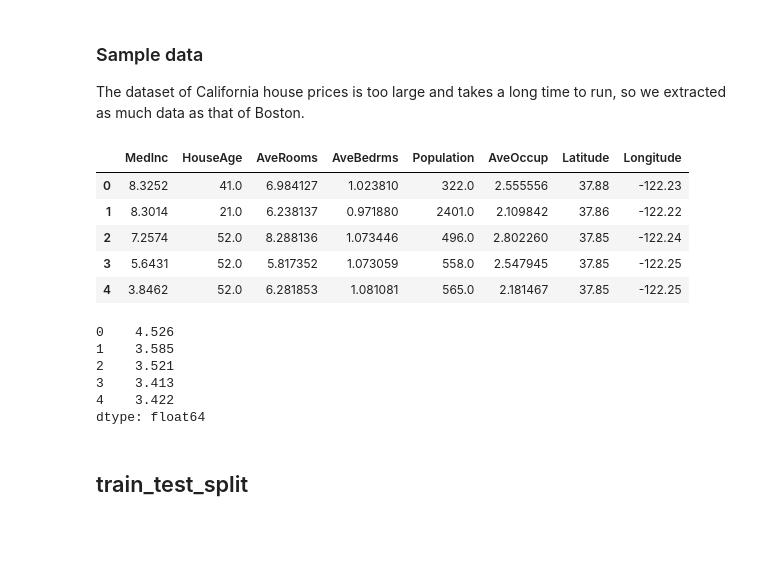
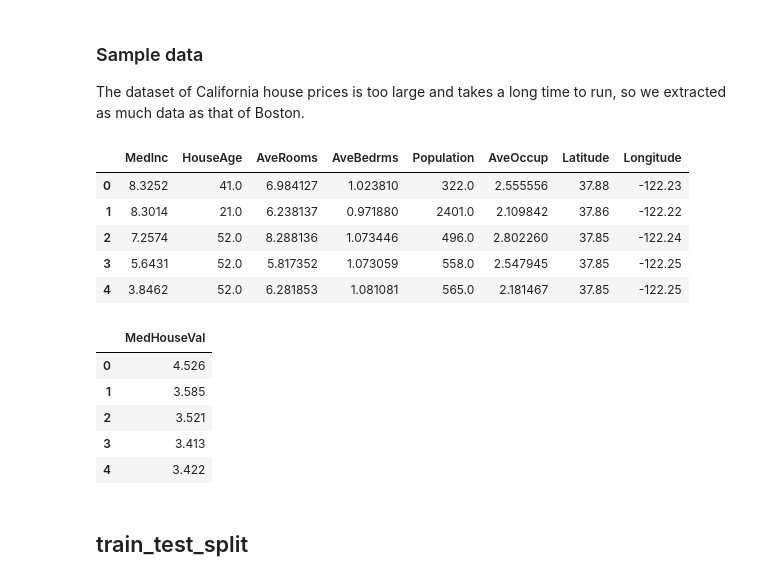
Before and after one commit to yu9824/kennard_stone, a Jupyter notebook: examples/comparison.ipynb, the cells around one changed output. Drawn from its saved outputs; the diff is of its cells as text; code cells hidden in the pictures; blank space fills up the shorter version.

```diff
--- a/examples/comparison.ipynb
+++ b/examples/comparison.ipynb
@@ -27,25 +31,25 @@ The dataset of California house prices is too large and takes a long time to run
 # %%
 n_data = 506  # same as boston
 
-california = fetch_california_housing()
-X = pd.DataFrame(california["data"], columns=california["feature_names"])[
-    :n_data
-]
-y = pd.Series(california["target"])[:n_data]
-display(X.head(), y.head())
+X: pd.DataFrame
+y: pd.Series
+X, y = fetch_california_housing(as_frame=True, return_X_y=True)
+X = X.iloc[:n_data]
+y = y.iloc[:n_data]
+display(X.head(), y.to_frame().head())
 # %% [output]
 |  | MedInc | HouseAge | AveRooms | AveBedrms | Population | AveOccup | Latitude | Longitude |
 | 0 | 8.3252 | 41.0 | 6.984127 | 1.023810 | 322.0 | 2.555556 | 37.88 | -122.23 |
 | 1 | 8.3014 | 21.0 | 6.238137 | 0.971880 | 2401.0 | 2.109842 | 37.86 | -122.22 |
 | 2 | 7.2574 | 52.0 | 8.288136 | 1.073446 | 496.0 | 2.802260 | 37.85 | -122.24 |
 | 3 | 5.6431 | 52.0 | 5.817352 | 1.073059 | 558.0 | 2.547945 | 37.85 | -122.25 |
 | 4 | 3.8462 | 52.0 | 6.281853 | 1.081081 | 565.0 | 2.181467 | 37.85 | -122.25 |
-0    4.526
-1    3.585
-2    3.521
-3    3.413
-4    3.422
-dtype: float64
+|  | MedHouseVal |
+| 0 | 4.526 |
+| 1 | 3.585 |
+| 2 | 3.521 |
+| 3 | 3.413 |
+| 4 | 3.422 |
 # %% [markdown]
 ## train_test_split
 # %% [markdown]
```
Also changed, not shown: parts of 13 cells of this notebook.
